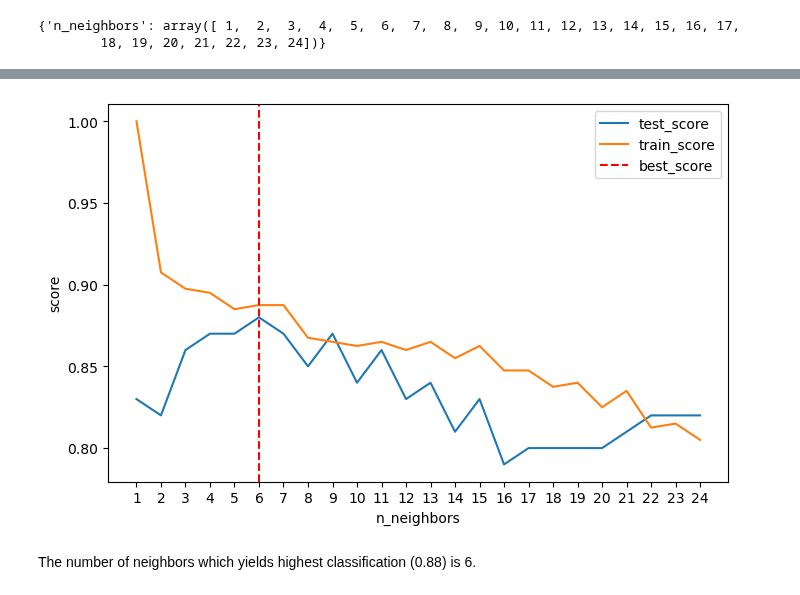
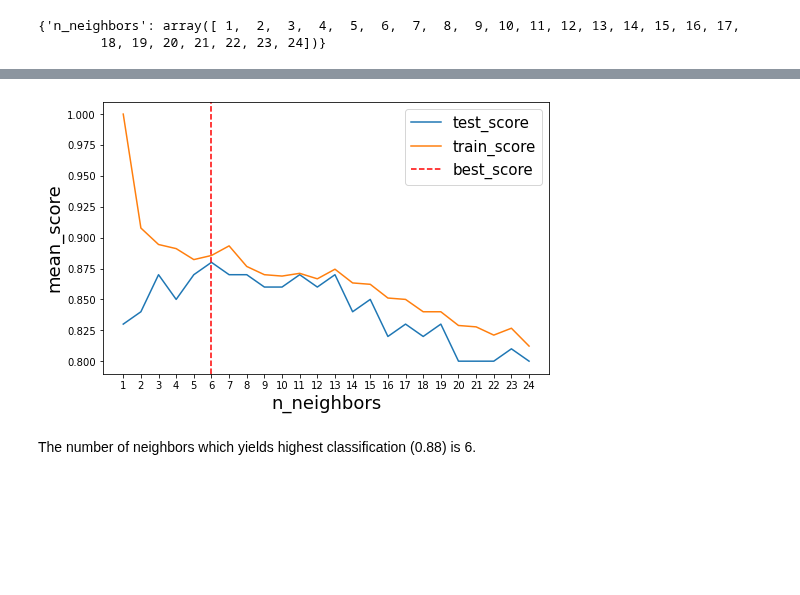
Before and after one commit to georgi-eh/going-concern-prediction, a Jupyter notebook: going_concern_prediction.ipynb, the cells around one changed output, grey strips where cells are left out. Drawn from its saved outputs; the diff is of its cells as text; code cells hidden in the pictures; blank space fills up the shorter version.

```diff
--- a/going_concern_prediction.ipynb
+++ b/going_concern_prediction.ipynb
@@ -172,7 +173,7 @@ classifier = KNeighborsClassifier()
 # %%
 # Applying 10-fold cross-validation
 
-knn_gscv = GridSearchCV(classifier, param_grid=parameter_grid, cv=5, return_train_score=True)
+knn_gscv = GridSearchCV(classifier, param_grid=parameter_grid, cv=10, return_train_score=True)
 # %%
 knn_gscv.fit(norm_features, target)
 # %% [output]
@@ -212,12 +199,14 @@ knn_gscv.cv_results_["params"]
 # Function which plots test vs train accuracy
 
 def plot_train_test_score(test_score, train_score, x, best_parameter, xlabel, ylabel, xticks):
-    plt.figure(figsize=(8,5), dpi=100)
+    plt.figure(figsize=(8,5))
     plt.plot(x, test_score, label="test_score")
     plt.plot(x, train_score, label="train_score")
     plt.axvline(x=best_parameter, color="r", ls="--", label="best_score")
-    plt.xlabel(xlabel)
+    plt.xlabel(xlabel, fontsize=18)
     plt.xticks(xticks)
-    plt.ylabel(ylabel)
-    plt.legend()
+    plt.ylabel(ylabel, fontsize=18)
+    plt.legend(prop={'size': 15})
+    plt.tight_layout()
+    plt.savefig("train_test_plot_knn.png")
     plt.show()
@@ -224,12 +233,12 @@ def plot_train_test_score(test_score, train_score, x, best_parameter, xlabel, yl
 # %%
 plot_train_test_score(test_score=knn_gscv.cv_results_["mean_test_score"],
                       train_score=knn_gscv.cv_results_["mean_train_score"],
                       x=parameter_grid["n_neighbors"],
                       best_parameter=knn_gscv.best_params_["n_neighbors"],
                       xlabel="n_neighbors",
-                      ylabel="score",
+                      ylabel="mean_score",
                       xticks=parameter_grid["n_neighbors"])
 # %% [output]
-[figure, old version]
+[figure, new version]
 # %% [markdown]
 The number of neighbors which yields highest classification (0.88) is 6.
```
Also changed, not shown: parts of 36 cells of this notebook, 5 other files.
